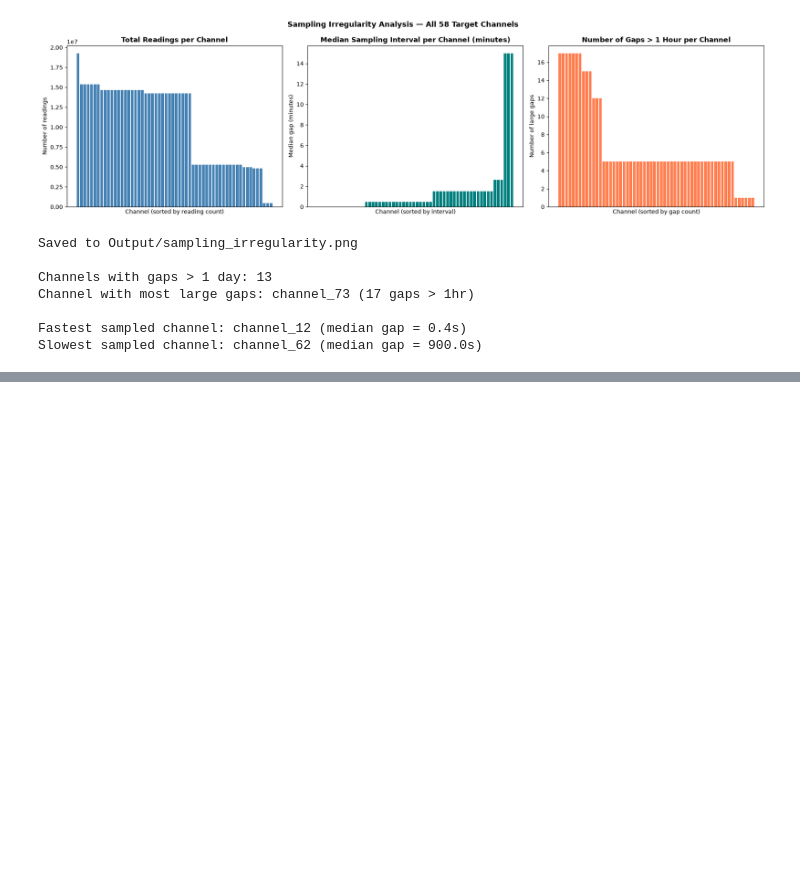
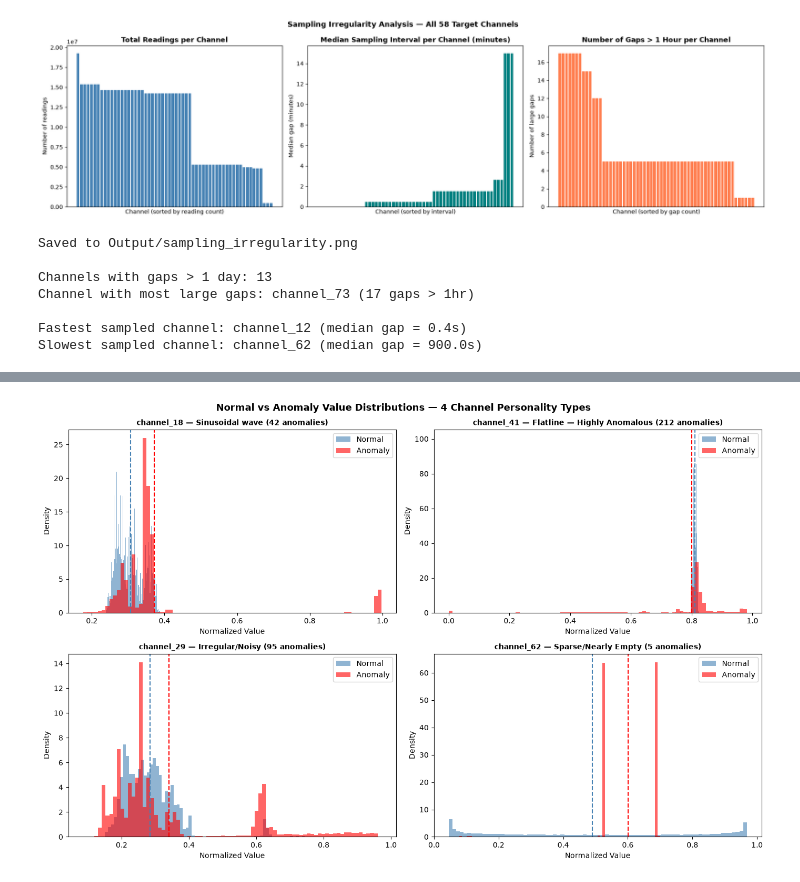
Before and after one commit to ShivamMohite-dev/Beacon, a Jupyter notebook: Notebooks/001_ESA_EDA.ipynb, the cells around one changed output, grey strips where cells are left out. Drawn from its saved outputs; the diff is of its cells as text; code cells hidden in the pictures; blank space fills up the shorter version.

```diff
--- a/Notebooks/001_ESA_EDA.ipynb
+++ b/Notebooks/001_ESA_EDA.ipynb
@@ -1002,0 +816,50 @@ TypeError: Invalid comparison between dtype=datetime64[ns] and Timestamp
+# %%
+# Visualize Normal vs Anomaly distributions
+fig, axes = plt.subplots(2, 2, figsize=(14, 9))
+axes = axes.flatten()
+
+for i, (ch_name, description) in enumerate(channels_to_analyze.items()):
+    ax = axes[i]
+
+    ch_path = os.path.join(channels_folder, f"{ch_name}/{ch_name}")
+    series = pd.read_pickle(ch_path)[ch_name]
+
+    if series.index.tz is not None:
+        series.index = series.index.tz_localize(None)
+
+    ch_anomalies = df_labels[df_labels['Channel'] == ch_name].copy()
+    ch_anomalies['StartTime'] = ch_anomalies['StartTime'].dt.tz_localize(None) \
+        if ch_anomalies['StartTime'].dt.tz is not None \
+        else ch_anomalies['StartTime']
+    ch_anomalies['EndTime'] = ch_anomalies['EndTime'].dt.tz_localize(None) \
+        if ch_anomalies['EndTime'].dt.tz is not None \
+        else ch_anomalies['EndTime']
+
+    anomaly_mask = pd.Series(False, index=series.index)
+    for _, row in ch_anomalies.iterrows():
+        anomaly_mask[(series.index >= row['StartTime']) &
+                     (series.index <= row['EndTime'])] = True
+    normal_vals  = series[~anomaly_mask]
+    anomaly_vals = series[anomaly_mask]
+
+    if len(anomaly_vals) == 0:
+        ax.text(0.5, 0.5, 'No anomaly readings\n(point anomalies only)', ha='center', va='center', transform=ax.transAxes, fontsize=11)
+        ax.set_title(ch_name)
+        continue
+    ax.hist(normal_vals.sample(min(50000, len(normal_vals)), random_state=42),bins=80, alpha=0.6, color='steelblue', label='Normal', density=True)
+    ax.hist(anomaly_vals.sample(min(10000, len(anomaly_vals)), random_state=42),bins=80, alpha=0.6, color='red', label='Anomaly', density=True)
+    ax.set_title(f'{ch_name} — {description}', fontsize=10, fontweight='bold')
+    ax.set_xlabel('Normalized Value')
+    ax.set_ylabel('Density')
+    ax.legend()
+
+    # Add vertical lines for means
+    ax.axvline(normal_vals.mean(), color='steelblue',linestyle='--', linewidth=1.5, label=f'Normal mean')
+    ax.axvline(anomaly_vals.mean(), color='red',linestyle='--', linewidth=1.5, label=f'Anomaly mean')
+
+plt.suptitle('Normal vs Anomaly Value Distributions — 4 Channel Personality Types',fontsize=13, fontweight='bold')
+plt.tight_layout()
+#plt.savefig('../Output/normal_vs_anomaly_distributions.png',dpi=150, bbox_inches='tight') #Uncomment this line to save the figure as a PNG file
+plt.show()
+# %% [output]
+[figure, added]
```
Also changed, not shown: parts of 22 cells of this notebook.
